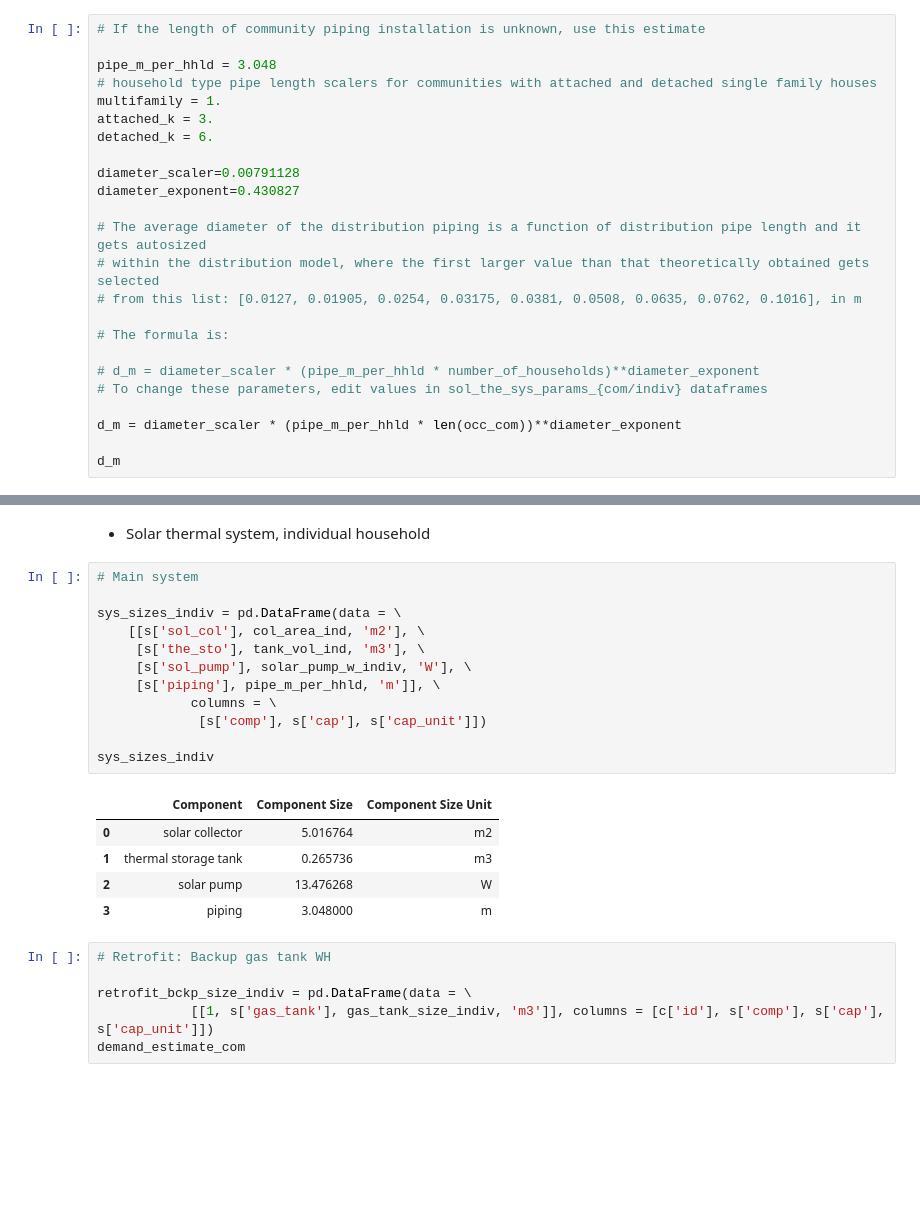
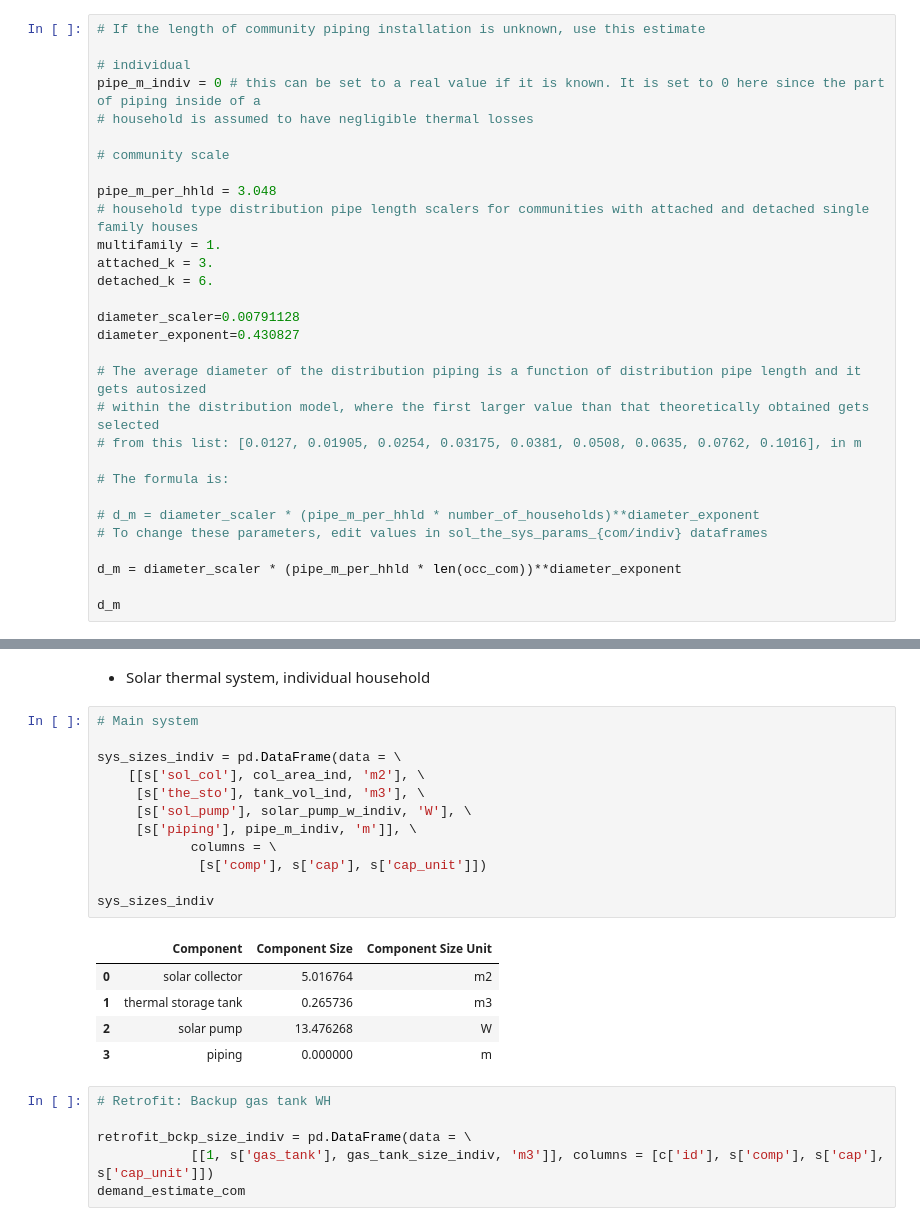
Before and after one commit to LBNL-ETA/MSWH, a Jupyter notebook: scripts/MSWH System Tool.ipynb, the cells around one changed output, grey strips where cells are left out. Cells and saved outputs as stored; diff of their text form; blank space fills up the shorter version.

Commit message:
modified the indiv to have 0 pipe length in the example as well, to sync with FR

```diff
--- a/scripts/MSWH System Tool.ipynb
+++ b/scripts/MSWH System Tool.ipynb
@@ -387,8 +387,14 @@ solar_pump_w_com = 7.5101 * sum(occ_com) ** 0.5322
 # %%
 # If the length of community piping installation is unknown, use this estimate
 
+# individual
+pipe_m_indiv = 0 # this can be set to a real value if it is known. It is set to 0 here since the part of piping inside of a
+# household is assumed to have negligible thermal losses
+
+# community scale
+
 pipe_m_per_hhld = 3.048
-# household type pipe length scalers for communities with attached and detached single family houses
+# household type distribution pipe length scalers for communities with attached and detached single family houses
 multifamily = 1.
 attached_k = 3.
 detached_k = 6.
@@ -433,21 +439,21 @@ gas_tank_wh_size
 # %%
 # Main system
 
 sys_sizes_indiv = pd.DataFrame(data = \
     [[s['sol_col'], col_area_ind, 'm2'], \
      [s['the_sto'], tank_vol_ind, 'm3'], \
      [s['sol_pump'], solar_pump_w_indiv, 'W'], \
-     [s['piping'], pipe_m_per_hhld, 'm']], \
+     [s['piping'], pipe_m_indiv, 'm']], \
             columns = \
              [s['comp'], s['cap'], s['cap_unit']])
 
 sys_sizes_indiv
 # %% [output]
 |  | Component | Component Size | Component Size Unit |
 | 0 | solar collector | 5.016764 | m2 |
 | 1 | thermal storage tank | 0.265736 | m3 |
 | 2 | solar pump | 13.476268 | W |
-| 3 | piping | 3.048000 | m |
+| 3 | piping | 0.000000 | m |
 # %%
 # Retrofit: Backup gas tank WH
 
```
Also changed, not shown: parts of 10 cells of this notebook.
